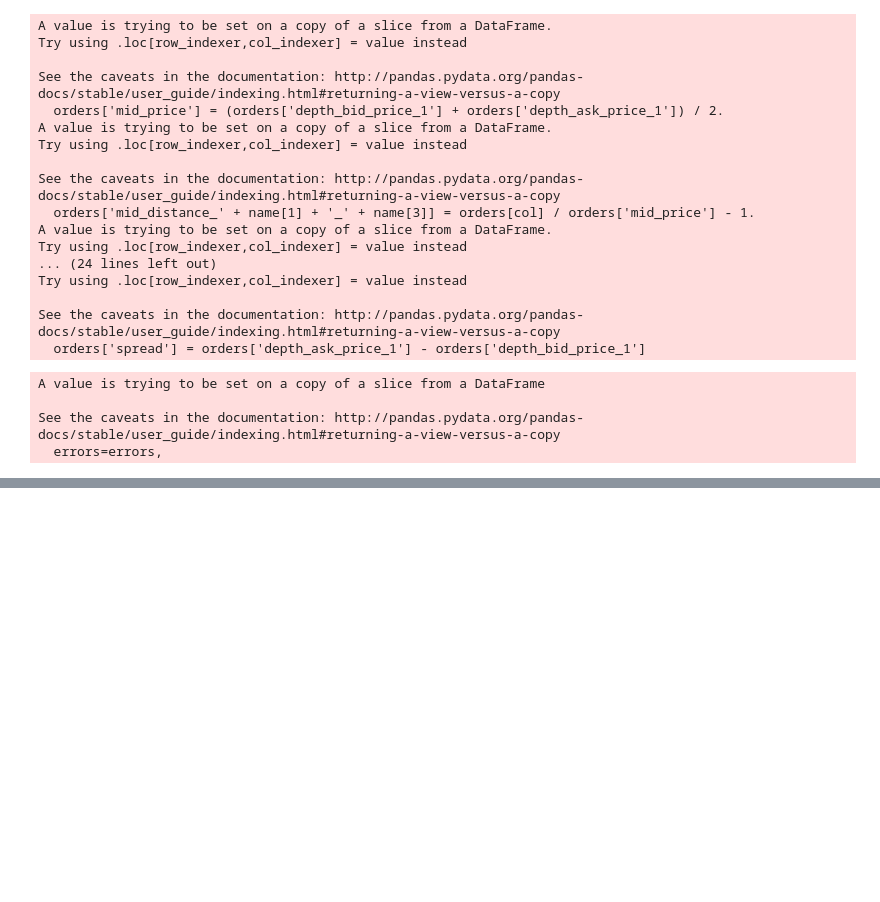
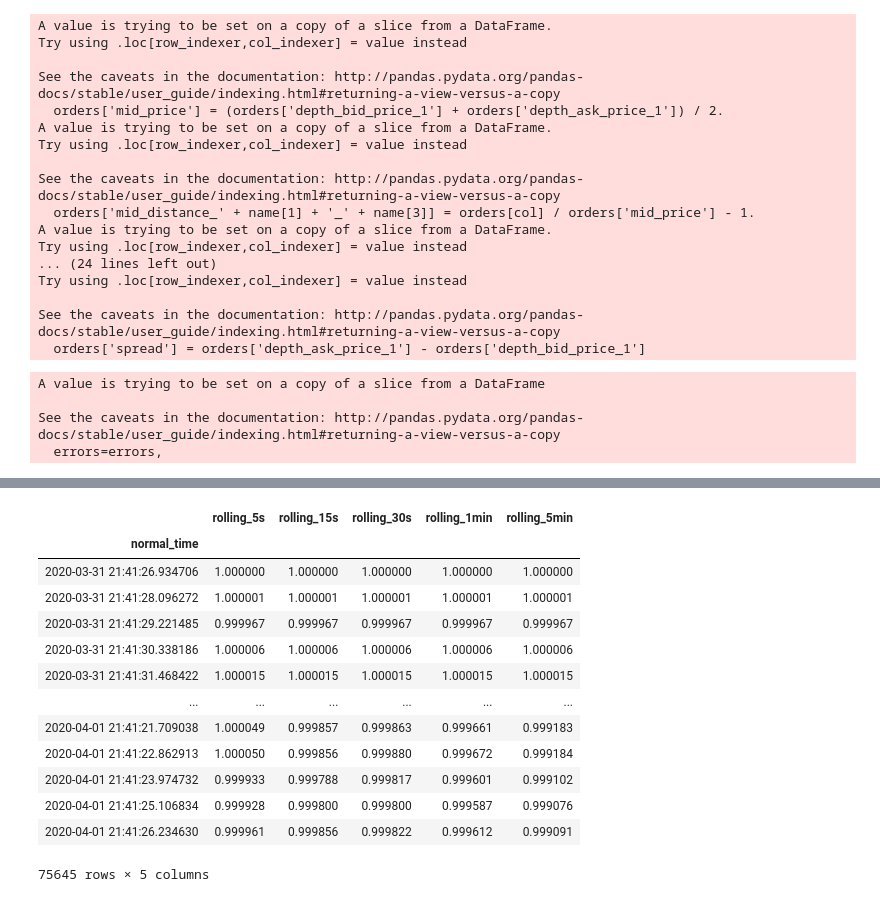
Before and after one commit to Markfryazino/Distonx, a Jupyter notebook: trash/more-on-features.ipynb, the cells around one changed output, grey strips where cells are left out. Drawn from its saved outputs; the diff is of its cells as text; code cells hidden in the pictures; blank space fills up the shorter version.

```diff
--- a/trash/more-on-features.ipynb
+++ b/trash/more-on-features.ipynb
@@ -215,0 +223,28 @@ weighted avg       0.40      0.58      0.44      8586
+# %%
+from sklearn.preprocessing import StandardScaler
+
+def rolling(data: pd.Series):
+    df = pd.DataFrame()
+    periods = ['5s', '15s', '30s', '1min', '5min']
+    for period in periods:
+        df['rolling_' + period] = data / data.rolling(period).mean()
+    return df
+# %%
+rollings = rolling(data['mid_price'])
+# %%
+rollings
+# %% [output]
+|  | rolling_5s | rolling_15s | rolling_30s | rolling_1min | rolling_5min |
+| normal_time |  |  |  |  |  |
+| 2020-03-31 21:41:26.934706 | 1.000000 | 1.000000 | 1.000000 | 1.000000 | 1.000000 |
+| 2020-03-31 21:41:28.096272 | 1.000001 | 1.000001 | 1.000001 | 1.000001 | 1.000001 |
+| 2020-03-31 21:41:29.221485 | 0.999967 | 0.999967 | 0.999967 | 0.999967 | 0.999967 |
+| 2020-03-31 21:41:30.338186 | 1.000006 | 1.000006 | 1.000006 | 1.000006 | 1.000006 |
+| 2020-03-31 21:41:31.468422 | 1.000015 | 1.000015 | 1.000015 | 1.000015 | 1.000015 |
+| ... | ... | ... | ... | ... | ... |
+| 2020-04-01 21:41:21.709038 | 1.000049 | 0.999857 | 0.999863 | 0.999661 | 0.999183 |
+| 2020-04-01 21:41:22.862913 | 1.000050 | 0.999856 | 0.999880 | 0.999672 | 0.999184 |
+| 2020-04-01 21:41:23.974732 | 0.999933 | 0.999788 | 0.999817 | 0.999601 | 0.999102 |
+| 2020-04-01 21:41:25.106834 | 0.999928 | 0.999800 | 0.999800 | 0.999587 | 0.999076 |
+| 2020-04-01 21:41:26.234630 | 0.999961 | 0.999856 | 0.999822 | 0.999612 | 0.999091 |
+75645 rows × 5 columns
```
Also changed, not shown: parts of 13 cells of this notebook, 13 other files.
